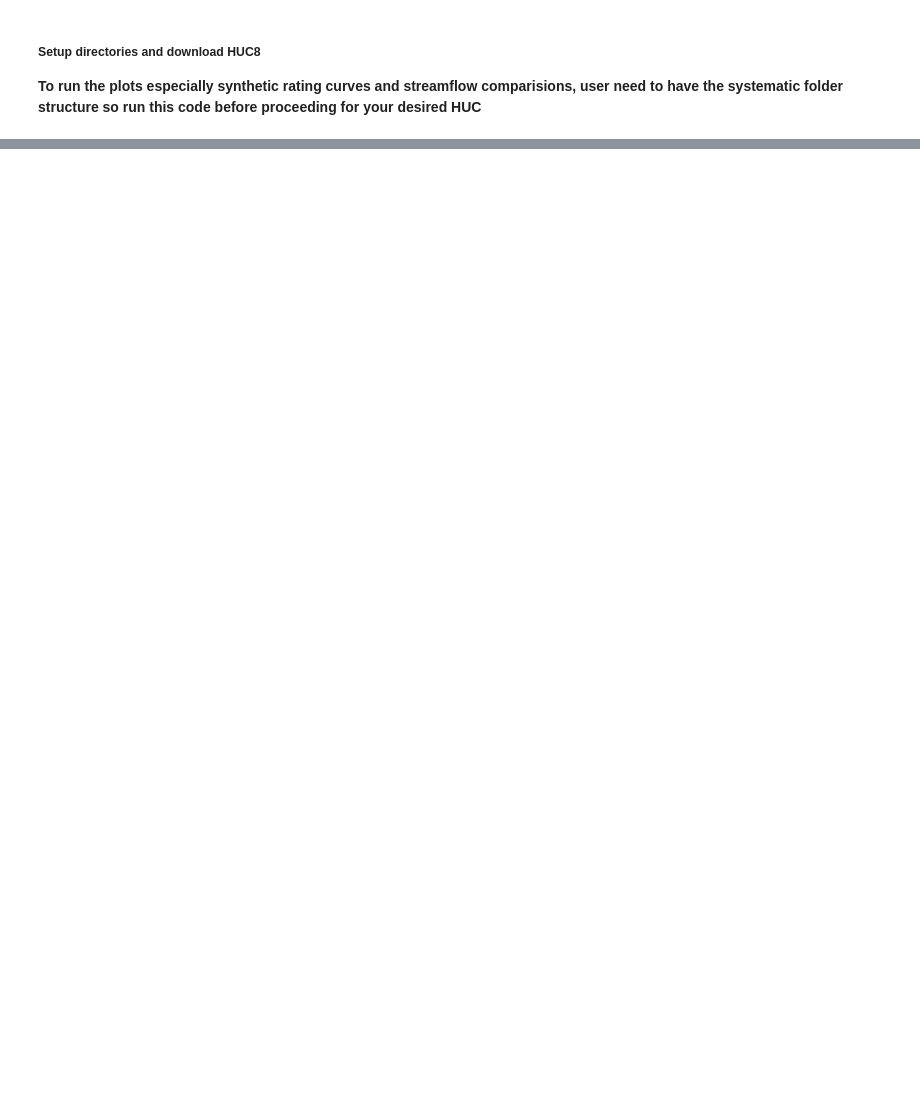
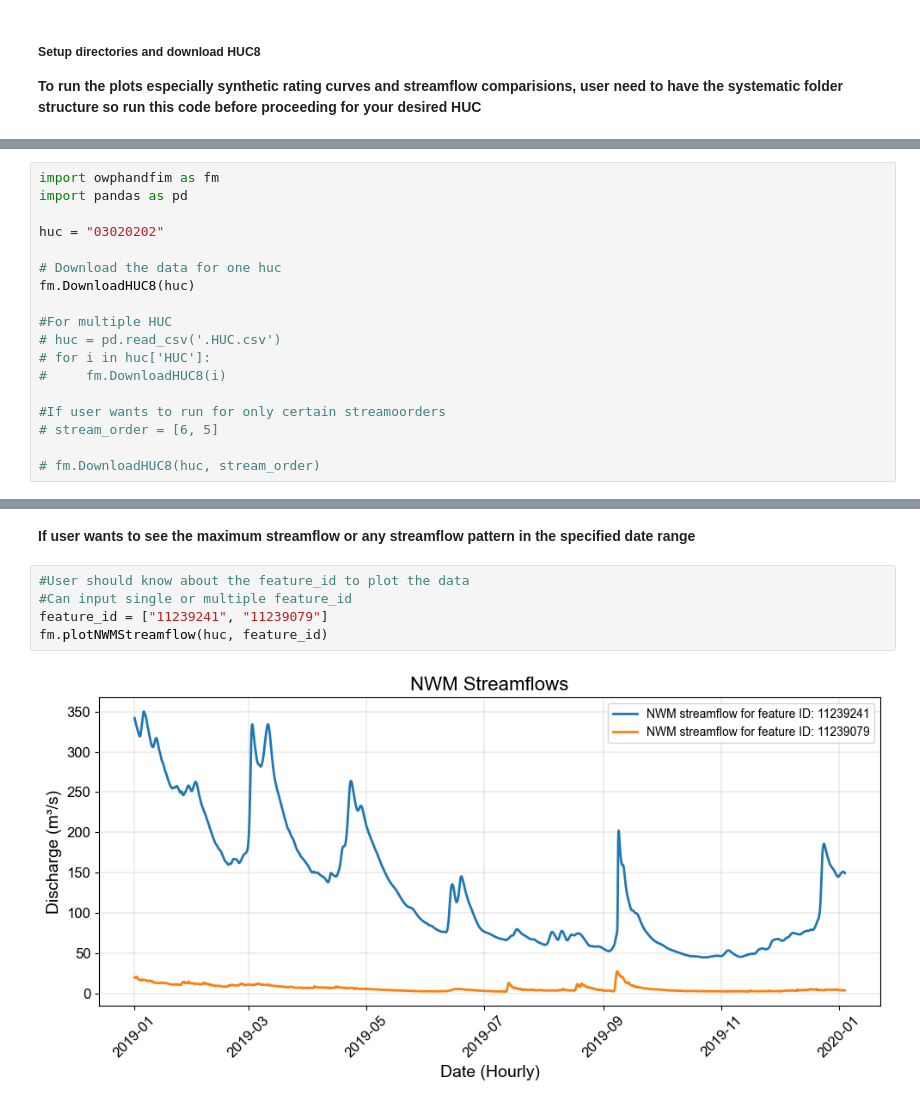
Before and after one commit to supathdhitalGEO/fimserv, a Jupyter notebook: docs/code_usage.ipynb, the cells around one changed output, grey strips where cells are left out. Saved outputs shown, nothing was run; the diff lists cells and outputs as text; blank space fills up the shorter version.

```diff
--- a/docs/code_usage.ipynb
+++ b/docs/code_usage.ipynb
@@ -20,0 +12,18 @@ FileNotFoundError: [Errno 2] No such file or directory: '/Users/supath/Downloads
+# %%
+import owphandfim as fm
+import pandas as pd
+
+huc = "03020202"
+
+# Download the data for one huc
+fm.DownloadHUC8(huc)
+
+#For multiple HUC
+# huc = pd.read_csv('.HUC.csv')
+# for i in huc['HUC']:
+#     fm.DownloadHUC8(i)
+
+#If user wants to run for only certain streamoorders
+# stream_order = [6, 5]
+
+# fm.DownloadHUC8(huc, stream_order)
@@ -20,0 +53,9 @@ FileNotFoundError: [Errno 2] No such file or directory: '/Users/supath/Downloads
+# %% [markdown]
+**If user wants to see the maximum streamflow  or any streamflow pattern in the specified date range**
+# %%
+#User should know about the feature_id to plot the data
+#Can input single or multiple feature_id
+feature_id = ["11239241", "11239079"]
+fm.plotNWMStreamflow(huc, feature_id)
+# %% [output]
+[figure, added]
```
Also changed, not shown: parts of 20 cells of this notebook, 12 other files.
